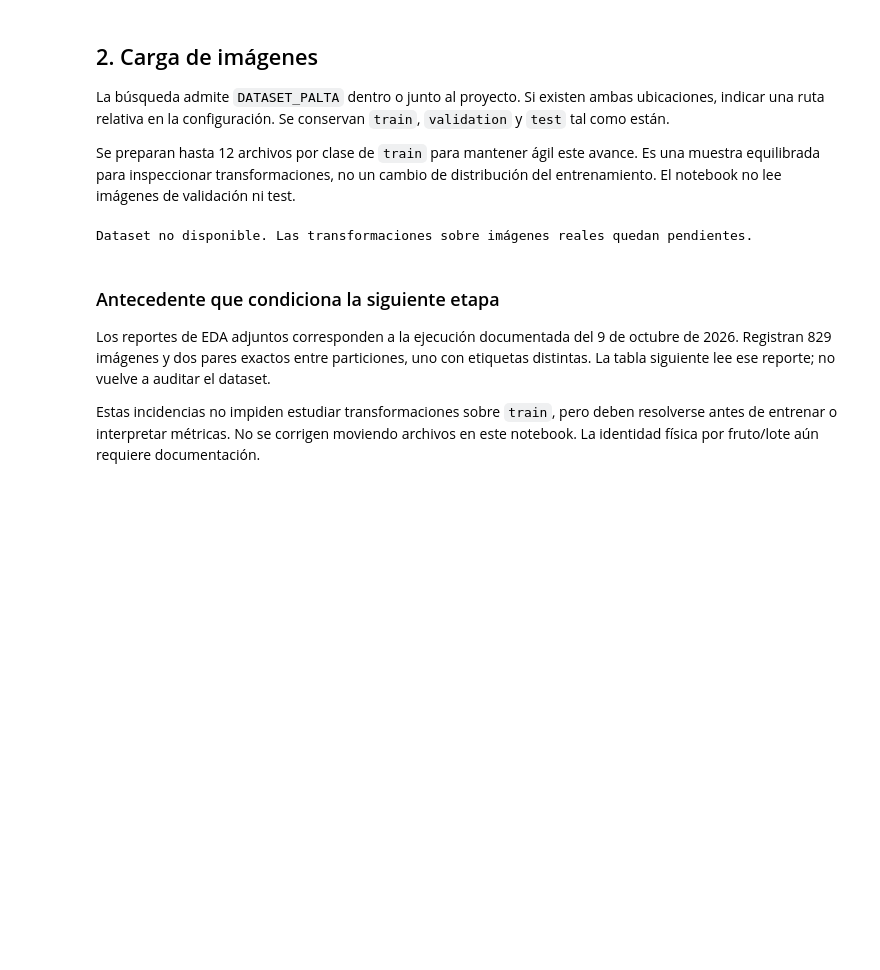
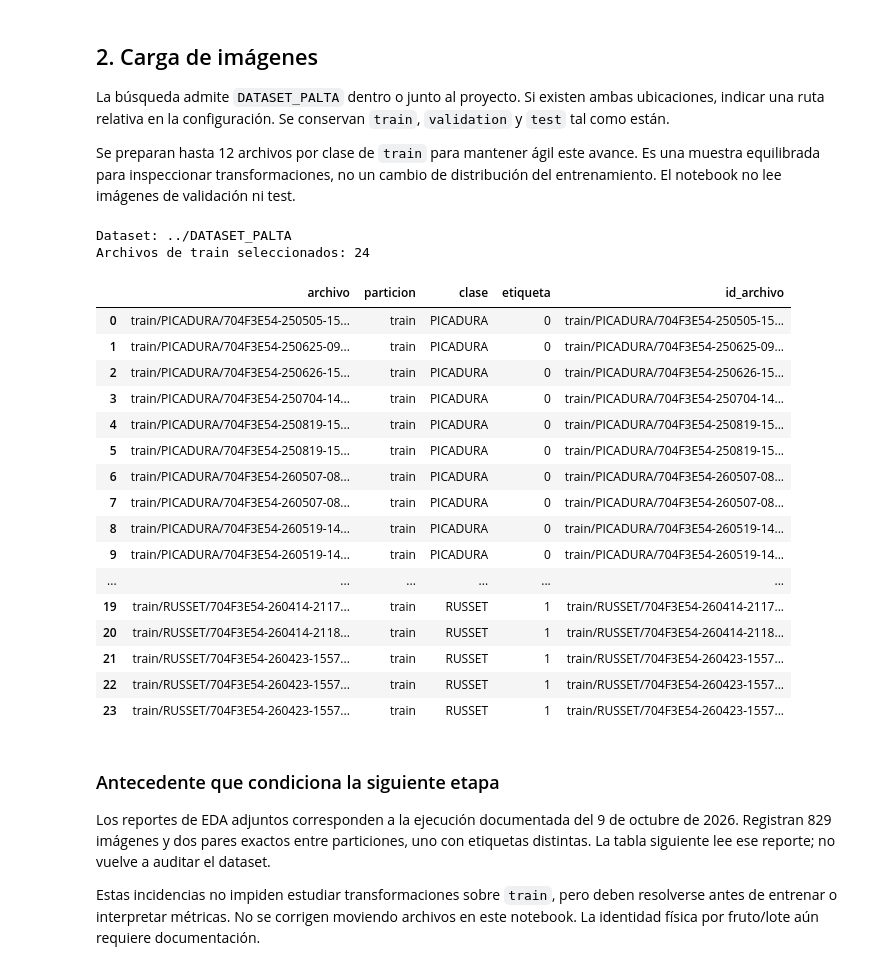
Before and after one commit to dpalizav/CLASIFICACION_PALTA_RUSSET_PICADURA, a Jupyter notebook: 5. feature_engineering/feature_engineering_palta.ipynb, the cells around one changed output. Cells and saved outputs as stored; diff of their text form; code cells hidden in the pictures; blank space fills up the shorter version.

```diff
--- a/5. feature_engineering/feature_engineering_palta.ipynb
+++ b/5. feature_engineering/feature_engineering_palta.ipynb
@@ -65,36 +65,54 @@ from utilidades_imagenes import (
 
 RAIZ = encontrar_raiz()
 SEMILLA = 42
-RUTA_DATASET_RELATIVA = None  # Ejemplo: "../DATASET_PALTA".
+RUTA_DATASET_RELATIVA = "../DATASET_PALTA"
 MUESTRAS_POR_CLASE = 12
 TAMANO = TAMANO_ENTRADA  # (alto, ancho) = (256, 512).
 VALIDAR_CON_TENSORFLOW = True
 EXTRAER_CARACTERISTICAS_PROFUNDAS = False
 GUARDAR_RESULTADOS = True
 SALIDA = RAIZ / "7. resultados" / "feature_engineering"
 
 plt.rcParams.update({"figure.dpi": 110, "axes.grid": True, "grid.alpha": 0.2})
 DATASET = resolver_dataset(RAIZ, RUTA_DATASET_RELATIVA, requerido=False)
 columnas_muestra = ["archivo", "particion", "clase", "etiqueta", "id_archivo"]
 tabla_train = pd.DataFrame(columns=columnas_muestra)
 tabla_muestra = tabla_train.copy()
 
 if DATASET is None:
     print("Dataset no disponible. Las transformaciones sobre imágenes reales quedan pendientes.")
 else:
     tabla_train = listar_imagenes(DATASET, "train")
     if tabla_train.empty:
         raise ValueError("No se encontraron imágenes de entrenamiento.")
     if MUESTRAS_POR_CLASE < 1:
         raise ValueError("MUESTRAS_POR_CLASE debe ser positivo.")
     grupos = [g.sample(n=min(len(g), MUESTRAS_POR_CLASE), random_state=SEMILLA)
               for _, g in tabla_train.groupby("clase", sort=True)]
     tabla_muestra = pd.concat(grupos).sort_values(["clase", "archivo"]).reset_index(drop=True)
     print("Dataset:", Path(os.path.relpath(DATASET, RAIZ)).as_posix())
     print("Archivos de train seleccionados:", len(tabla_muestra))
     display(tabla_muestra)
 # %% [output]
-Dataset no disponible. Las transformaciones sobre imágenes reales quedan pendientes.
+Dataset: ../DATASET_PALTA
+Archivos de train seleccionados: 24
+|  | archivo | particion | clase | etiqueta | id_archivo |
+| 0 | train/PICADURA/704F3E54-250505-15... | train | PICADURA | 0 | train/PICADURA/704F3E54-250505-15... |
+| 1 | train/PICADURA/704F3E54-250625-09... | train | PICADURA | 0 | train/PICADURA/704F3E54-250625-09... |
+| 2 | train/PICADURA/704F3E54-250626-15... | train | PICADURA | 0 | train/PICADURA/704F3E54-250626-15... |
+| 3 | train/PICADURA/704F3E54-250704-14... | train | PICADURA | 0 | train/PICADURA/704F3E54-250704-14... |
+| 4 | train/PICADURA/704F3E54-250819-15... | train | PICADURA | 0 | train/PICADURA/704F3E54-250819-15... |
+| 5 | train/PICADURA/704F3E54-250819-15... | train | PICADURA | 0 | train/PICADURA/704F3E54-250819-15... |
+| 6 | train/PICADURA/704F3E54-260507-08... | train | PICADURA | 0 | train/PICADURA/704F3E54-260507-08... |
+| 7 | train/PICADURA/704F3E54-260507-08... | train | PICADURA | 0 | train/PICADURA/704F3E54-260507-08... |
+| 8 | train/PICADURA/704F3E54-260519-14... | train | PICADURA | 0 | train/PICADURA/704F3E54-260519-14... |
+| 9 | train/PICADURA/704F3E54-260519-14... | train | PICADURA | 0 | train/PICADURA/704F3E54-260519-14... |
+| ... | ... | ... | ... | ... | ... |
+| 19 | train/RUSSET/704F3E54-260414-2117... | train | RUSSET | 1 | train/RUSSET/704F3E54-260414-2117... |
+| 20 | train/RUSSET/704F3E54-260414-2118... | train | RUSSET | 1 | train/RUSSET/704F3E54-260414-2118... |
+| 21 | train/RUSSET/704F3E54-260423-1557... | train | RUSSET | 1 | train/RUSSET/704F3E54-260423-1557... |
+| 22 | train/RUSSET/704F3E54-260423-1557... | train | RUSSET | 1 | train/RUSSET/704F3E54-260423-1557... |
+| 23 | train/RUSSET/704F3E54-260423-1557... | train | RUSSET | 1 | train/RUSSET/704F3E54-260423-1557... |
 # %% [markdown]
 ### Antecedente que condiciona la siguiente etapa
 
```
Also changed, not shown: parts of 13 cells of this notebook, 2 other files.
